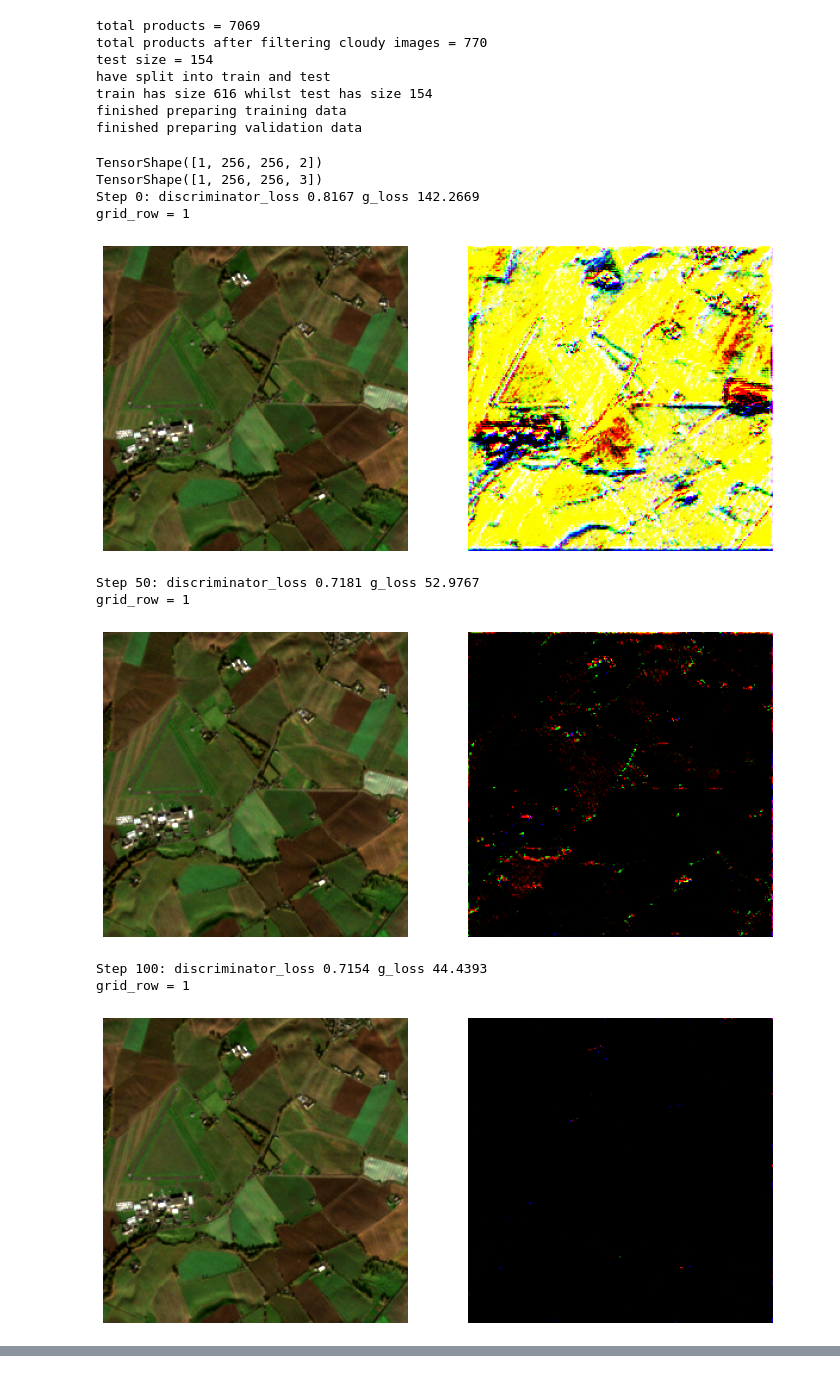
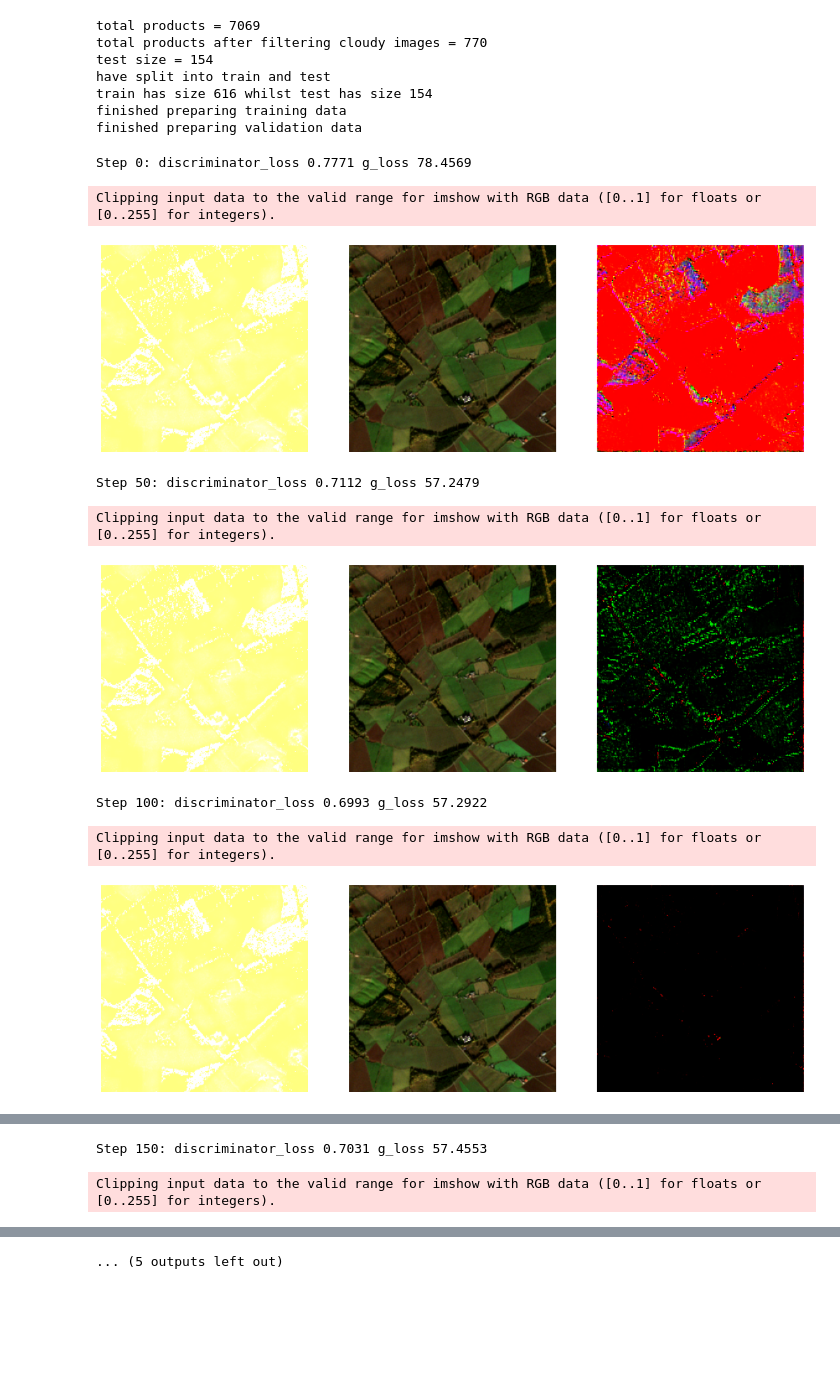
Before and after one commit to emcrobert/masters-project, a Jupyter notebook: Pix2Pix_with_Hilton_Dataset.ipynb, the cells around one changed output, grey strips where cells are left out. Drawn from its saved outputs; the diff is of its cells as text; code cells hidden in the pictures; blank space fills up the shorter version.

Commit message:
add unedited version of Pix2Pix to see if my changes were the issue and tested it with 3 channel sen1 input data (i.e added ratio as third channel)

```diff
--- a/Pix2Pix_with_Hilton_Dataset.ipynb
+++ b/Pix2Pix_with_Hilton_Dataset.ipynb
@@ -77,7 +77,7 @@ test_ds = list_ds.take(test_size)
 print("have split into train and test")
 print("train has size " + str(tf.data.experimental.cardinality(train_ds).numpy()) + " whilst test has size " + str(tf.data.experimental.cardinality(test_ds).numpy()))
 #train_ds = train_ds.map(process_path)
-train_ds = train_ds.map(lambda x: process_path(x, CLIP_VALUE, "clip", 0, False ), num_parallel_calls=tf.data.AUTOTUNE)
+train_ds = train_ds.map(lambda x: process_path(x, CLIP_VALUE, "clip", 0, True ), num_parallel_calls=tf.data.AUTOTUNE)
 train_ds.apply(tf.data.experimental.ignore_errors())
 # rescale sentinel 2 rgb values to between -1 and 1 (as we use tan for generator output)
 rescaling_layer = Rescaling(scale = 1./HALF_MAX_RGB_INTENSITY, offset=-1.)
@@ -91,7 +91,7 @@ print("finished preparing training data")
 
 
 #test_ds = test_ds.map(process_path, num_parallel_calls=tf.data.AUTOTUNE)
-test_ds = test_ds.map(lambda x: process_path(x, CLIP_VALUE, "clip", 0, False ), num_parallel_calls=tf.data.AUTOTUNE)
+test_ds = test_ds.map(lambda x: process_path(x, CLIP_VALUE, "clip", 0, True ), num_parallel_calls=tf.data.AUTOTUNE)
 test_ds.apply(tf.data.experimental.ignore_errors())
 # rescale sentinel 2 rgb values to between -1 and 1 (consistentg with test data which is set to -1 and 1 due to generator outputing tan)
 test_ds = test_ds.map(lambda x, y: (x, rescaling_layer(y)))
@@ -303,17 +482,16 @@ tf.keras.utils.plot_model(pix2pix.generator, show_shapes=True)
 # %%
 tf.keras.utils.plot_model(pix2pix.discriminator, show_shapes=True)
 # %%
+pix2pix = PIX2PIX((256, 256, 3))
 pix2pix.train(iter(train_ds), iter(test_ds), BATCH_SIZE, 250, 50)
 pix2pix.generator.save("/saved_weights/pix2pix_sentinelv1")
 # %% [output]
-TensorShape([1, 256, 256, 2])
-TensorShape([1, 256, 256, 3])
-Step 0: discriminator_loss 0.8167 g_loss 142.2669
-grid_row = 1
+Step 0: discriminator_loss 0.7771 g_loss 78.4569
+Clipping input data to the valid range for imshow with RGB data ([0..1] for floats or [0..255] for integers).
-[figure, old version]
+[figure, new version]
-Step 50: discriminator_loss 0.7181 g_loss 52.9767
-grid_row = 1
+Step 50: discriminator_loss 0.7112 g_loss 57.2479
+Clipping input data to the valid range for imshow with RGB data ([0..1] for floats or [0..255] for integers).
-[figure, old version]
+[figure, new version]
-Step 100: discriminator_loss 0.7154 g_loss 44.4393
-grid_row = 1
+Step 100: discriminator_loss 0.6993 g_loss 57.2922
+Clipping input data to the valid range for imshow with RGB data ([0..1] for floats or [0..255] for integers).
-[figure, old version]
+[figure, new version]
@@ -321,0 +498,2 @@ grid_row = 1
+Step 150: discriminator_loss 0.7031 g_loss 57.4553
+Clipping input data to the valid range for imshow with RGB data ([0..1] for floats or [0..255] for integers).
@@ -327,0 +501 @@ PermissionDeniedError: /saved_weights; Permission denied
+... (5 outputs left out)
```
Also changed, not shown: parts of 3 cells of this notebook.
